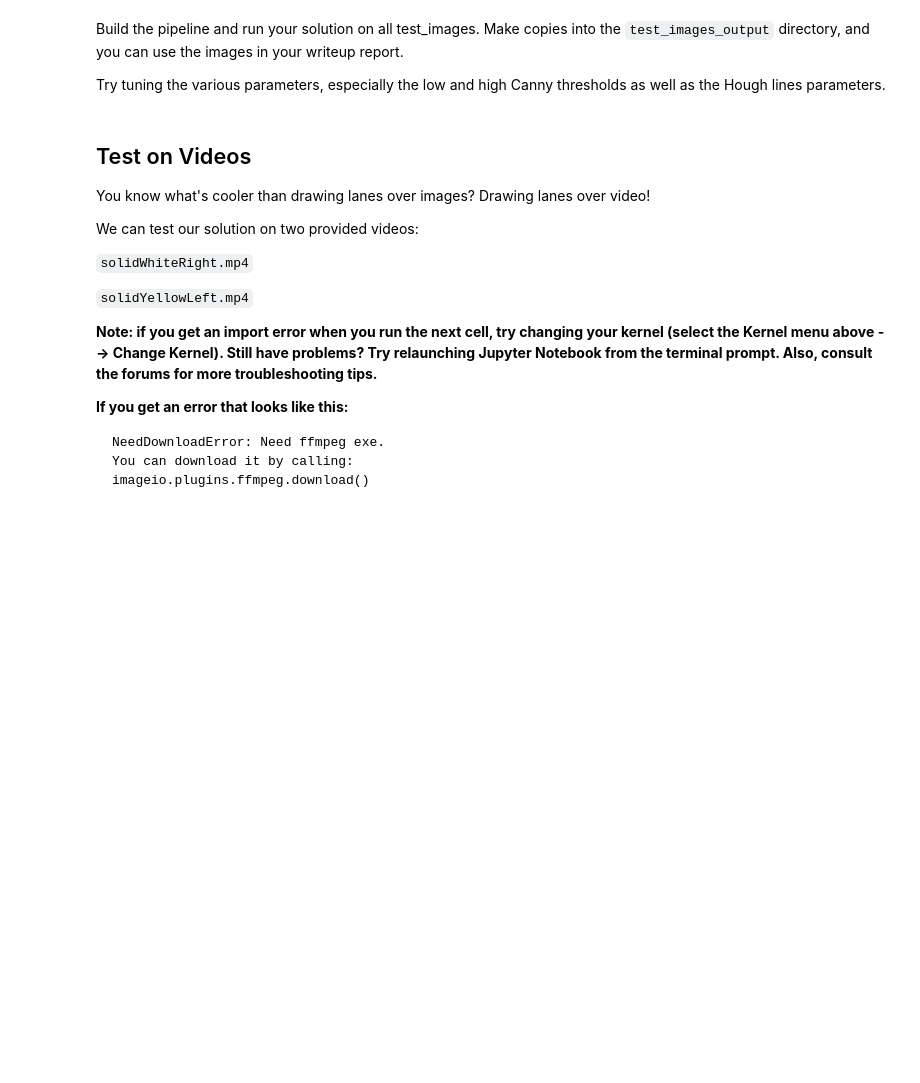
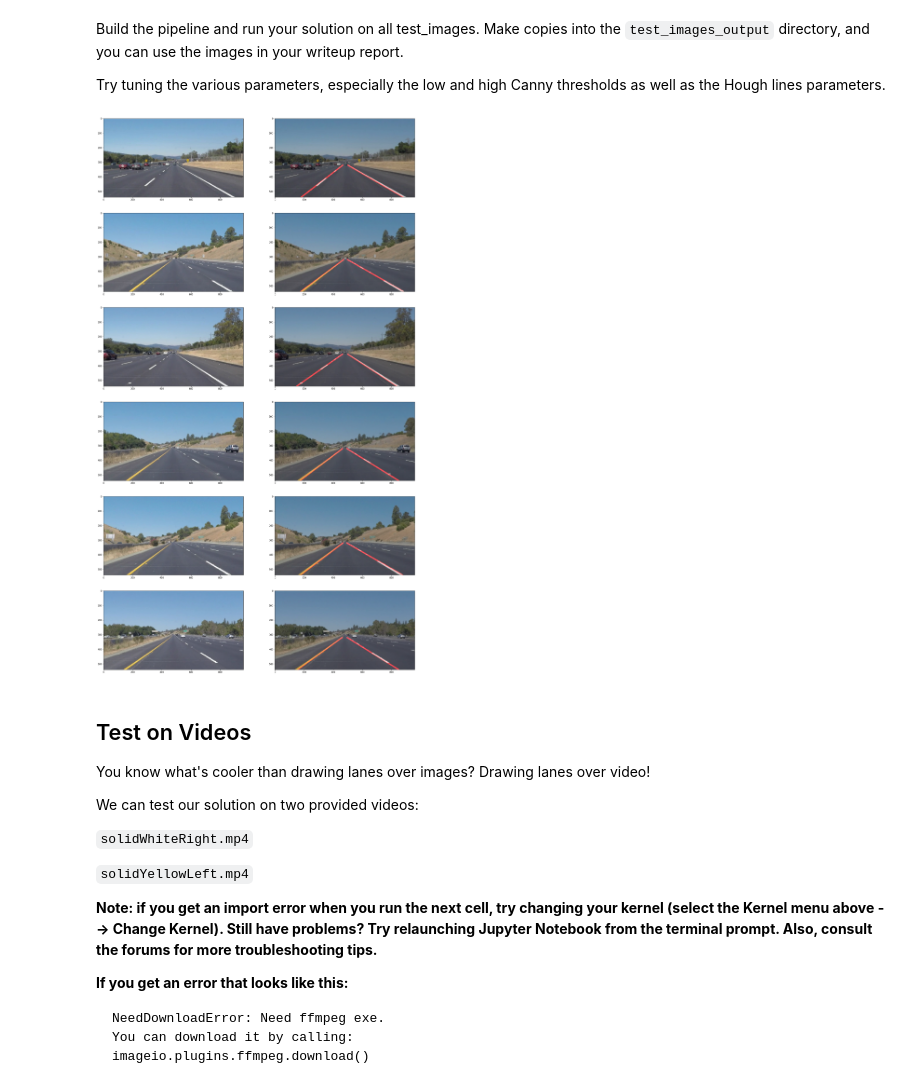
Before and after one commit to rodriguesrenato/sdc_nd_find_lanes_lines, a Jupyter notebook: P1.ipynb, the cells around one changed output. Cells and saved outputs as stored; diff of their text form; code cells hidden in the pictures; blank space fills up the shorter version.

Commit message:
feat:working pipeline and output results

```diff
--- a/P1.ipynb
+++ b/P1.ipynb
@@ -192,3 +292,46 @@ Try tuning the various parameters, especially the low and high Canny thresholds
+# %%
+# TODO: Build your pipeline that will draw lane lines on the test_images
+# then save them to the test_images_output directory.
+
+import os
+
+# Get a list of available images filenames
+img_files = os.listdir("test_images/")
+
+# Initialize auxiliar image arrays
+image_arr = []
+output_arr = []
+
+# Iterate over each image file
+for i in range(0,len(img_files)):
+
+    # Load image
+    img = mpimg.imread("test_images/"+img_files[i])
+
+    # Process image on the pipeline and get it's result
+    img_out = process_pipeline(img)
+
+    # Save results to the test_images_output directory
+    cv2.imwrite("test_images_output/processed_"+img_files[i],img_out)
+
+    # Save results on auxiliars arrays for later visualization
+    image_arr.append(img)
+    output_arr.append(img_out)
+
+# Show all images outputs together
+fig=plt.figure(figsize=(25,45))
+columns = 2
+rows = 6
+
+# Iterate over each image and show the original and processed on the plot array
+for i in range(0,len(img_files)):
+    fig.add_subplot(rows, columns, columns*i+1)
+    plt.imshow(image_arr[i])
+    fig.add_subplot(rows, columns, columns*i+2)
+    plt.imshow(output_arr[i])
+plt.show()
+# %% [output]
+[figure, added]
 # %% [markdown]
 ## Test on Videos
 
```
Also changed, not shown: parts of 11 cells of this notebook, 9 other files.
